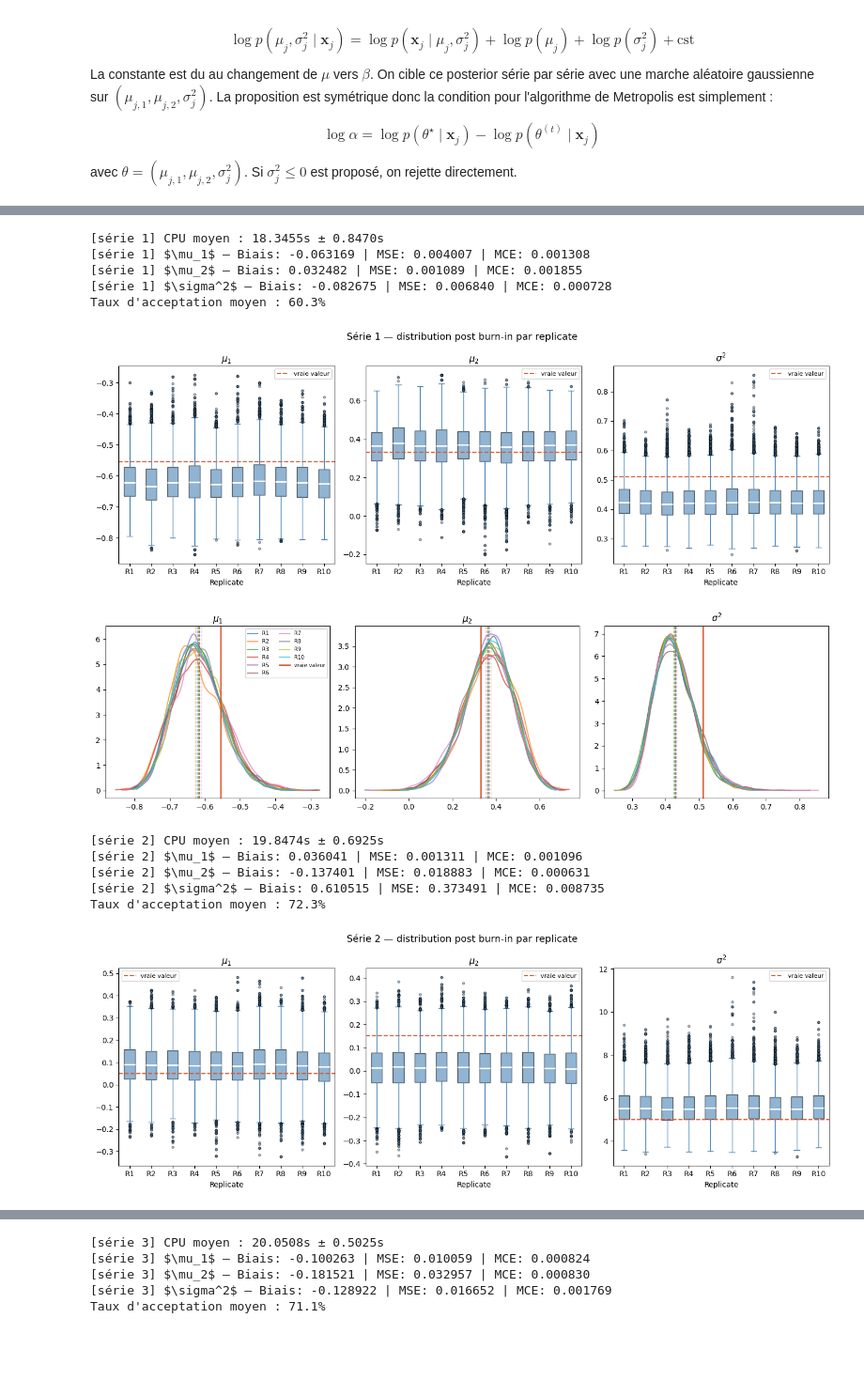
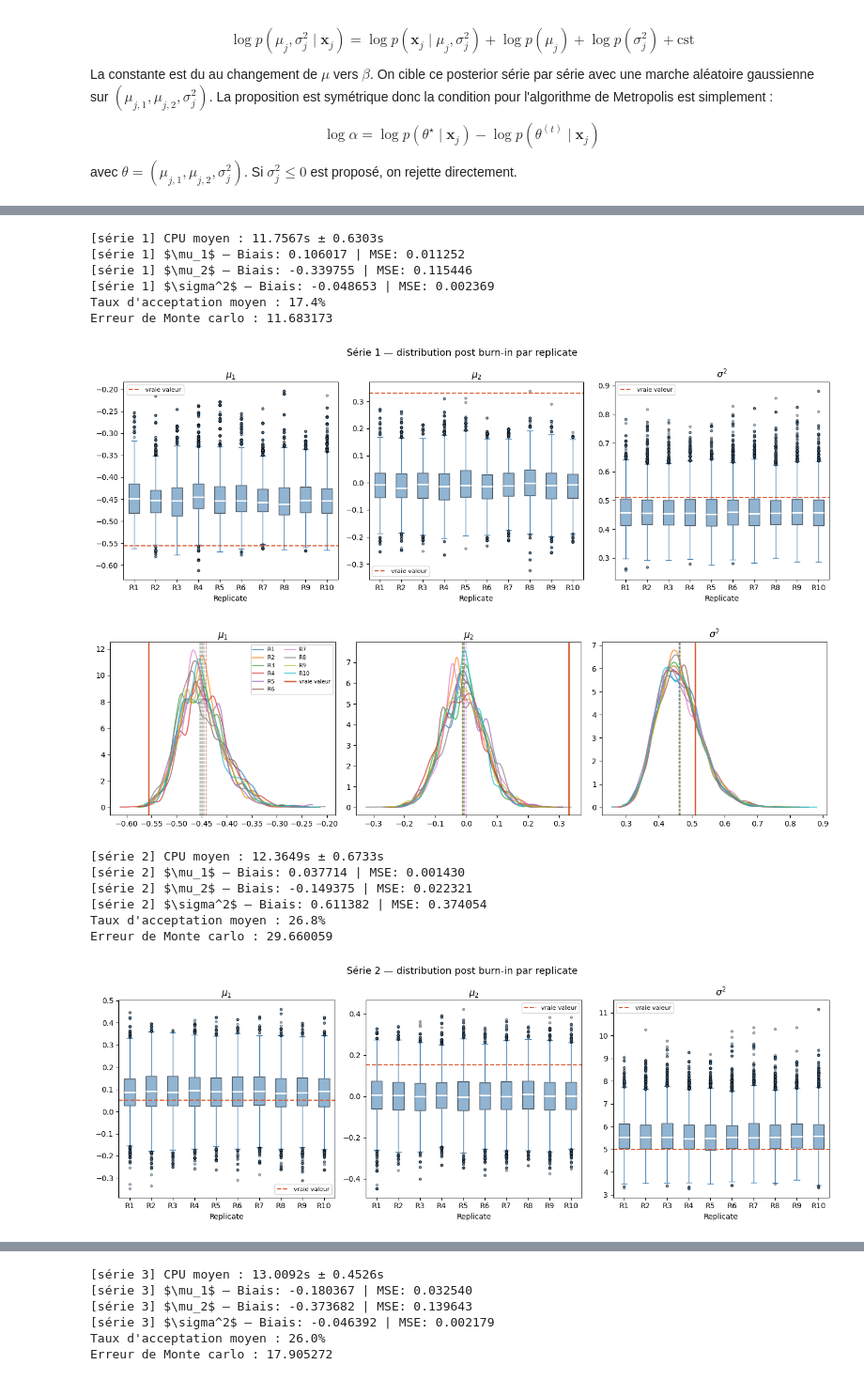
Before and after one commit to inaelenacampan/MonteCarloAndSimulation, a Jupyter notebook: Ina.ipynb, the cells around one changed output, grey strips where cells are left out. Shown at 94% size. Drawn from its saved outputs; the diff is of its cells as text; code cells hidden in the pictures; blank space fills up the shorter version.

Commit message:
modif step algo

```diff
--- a/Ina.ipynb
+++ b/Ina.ipynb
@@ -96,6 +96,8 @@ def log_target(x, mu, sigma2, alpha, zeta):
     #gamma1 = sigma2 * (mu[0] + mu[0]*mu[1])
     #gamma2 = sigma2 * mu[1]
 
+    if not (abs(mu[1]) < 1 and mu[0] + mu[1] < 1 and mu[1] - mu[0] < 1):
+        return -np.inf
     #Sigma = np.zeros((T, T))
     #for i in range(T):
         #Sigma[i, i] = var
@@ -117,9 +119,9 @@ def log_target(x, mu, sigma2, alpha, zeta):
     for t in range(T):
         eps[t] = x[t]
         if t-1 >= 0:
-            eps[t] -= mu[0] * eps[t - 1]
+            eps[t] -= mu[0] * x[t - 1]
         if t-2 >= 0:
-            eps[t] -= mu[1] * eps[t - 2]
+            eps[t] -= mu[1] * x[t - 2]
 
     quad = np.sum(eps**2)
 
@@ -297,7 +295,7 @@ def pipeline(index, x_star, mu_list, sigma2_list, burn_in, n_iterations, R):
 
         chain, acc = rwmh_one_series(
             x_star[index], generation.alpha, generation.zeta,
-            n_iter = n_iterations, step_mu=0.1, step_sigma2=0.1, seed=r
+            n_iter = n_iterations, step_mu=0.5, step_sigma2=0.5, seed=r
         )
 
         # fin du temps de calcul
@@ -319,13 +317,26 @@ def pipeline(index, x_star, mu_list, sigma2_list, burn_in, n_iterations, R):
     mu, sigma2 = mu_list[index], sigma2_list[index]
     true_vals  = np.array([mu[0], mu[1], sigma2])
     bias = all_estimates.mean(axis=0) - true_vals
-    mce  = all_estimates.std(axis=0) / np.sqrt(R)
+
+    # resimule une série pour calculer la distance
+    mu_simulation = [all_estimates.mean(axis=0)[0], all_estimates.mean(axis=0)[1]]
+
+    sig = np.sqrt(all_estimates.mean(axis = 0)[2])
+    y = np.random.normal(0, sig, 102)
+    x_star_new = np.array([y[t+2] +
+                mu_simulation[0]*y[t+1] +
+                mu_simulation[1]*y[t] for t in range(100)])
+
+    mce = np.linalg.norm(x_star[index] - x_star_new)
+
     mse  = ((all_estimates - true_vals) ** 2).mean(axis=0)
 
     param_names = [r"$\mu_1$", r"$\mu_2$", r"$\sigma^2$"]
     for i, name in enumerate(param_names):
-        print(f"[série {index}] {name} — Biais: {bias[i]:.6f} | MSE: {mse[i]:.6f} | MCE: {mce[i]:.6f}")
+        print(f"[série {index}] {name} — Biais: {bias[i]:.6f} | MSE: {mse[i]:.6f}")
+
     print(f"Taux d'acceptation moyen : {np.mean(acc_rates):.1%}")
+    print(f"Erreur de Monte carlo : {mce:.6f}")
 
     # --- boxplots par replicate ---
     plot_boxplots_by_replicate(all_chains, mu, sigma2, index)
@@ -348,13 +360,15 @@ Taux d'acceptation moyen : 68.6%
-[série 1] CPU moyen : 18.3455s ± 0.8470s
-[série 1] $\mu_1$ — Biais: -0.063169 | MSE: 0.004007 | MCE: 0.001308
-[série 1] $\mu_2$ — Biais: 0.032482 | MSE: 0.001089 | MCE: 0.001855
-[série 1] $\sigma^2$ — Biais: -0.082675 | MSE: 0.006840 | MCE: 0.000728
-Taux d'acceptation moyen : 60.3%
+[série 1] CPU moyen : 11.7567s ± 0.6303s
+[série 1] $\mu_1$ — Biais: 0.106017 | MSE: 0.011252
+[série 1] $\mu_2$ — Biais: -0.339755 | MSE: 0.115446
+[série 1] $\sigma^2$ — Biais: -0.048653 | MSE: 0.002369
+Taux d'acceptation moyen : 17.4%
+Erreur de Monte carlo : 11.683173
-[figure, old version]
+[figure, new version]
-[figure, old version]
+[figure, new version]
-[série 2] CPU moyen : 19.8474s ± 0.6925s
-[série 2] $\mu_1$ — Biais: 0.036041 | MSE: 0.001311 | MCE: 0.001096
-[série 2] $\mu_2$ — Biais: -0.137401 | MSE: 0.018883 | MCE: 0.000631
-[série 2] $\sigma^2$ — Biais: 0.610515 | MSE: 0.373491 | MCE: 0.008735
-Taux d'acceptation moyen : 72.3%
+[série 2] CPU moyen : 12.3649s ± 0.6733s
+[série 2] $\mu_1$ — Biais: 0.037714 | MSE: 0.001430
+[série 2] $\mu_2$ — Biais: -0.149375 | MSE: 0.022321
+[série 2] $\sigma^2$ — Biais: 0.611382 | MSE: 0.374054
+Taux d'acceptation moyen : 26.8%
+Erreur de Monte carlo : 29.660059
-[figure, old version]
+[figure, new version]
@@ -362,5 +376,6 @@ Taux d'acceptation moyen : 72.3%
-[série 3] CPU moyen : 20.0508s ± 0.5025s
-[série 3] $\mu_1$ — Biais: -0.100263 | MSE: 0.010059 | MCE: 0.000824
-[série 3] $\mu_2$ — Biais: -0.181521 | MSE: 0.032957 | MCE: 0.000830
-[série 3] $\sigma^2$ — Biais: -0.128922 | MSE: 0.016652 | MCE: 0.001769
-Taux d'acceptation moyen : 71.1%
+[série 3] CPU moyen : 13.0092s ± 0.4526s
+[série 3] $\mu_1$ — Biais: -0.180367 | MSE: 0.032540
+[série 3] $\mu_2$ — Biais: -0.373682 | MSE: 0.139643
+[série 3] $\sigma^2$ — Biais: -0.046392 | MSE: 0.002179
+Taux d'acceptation moyen : 26.0%
+Erreur de Monte carlo : 17.905272
```
Also changed, not shown: parts of 3 cells of this notebook.
